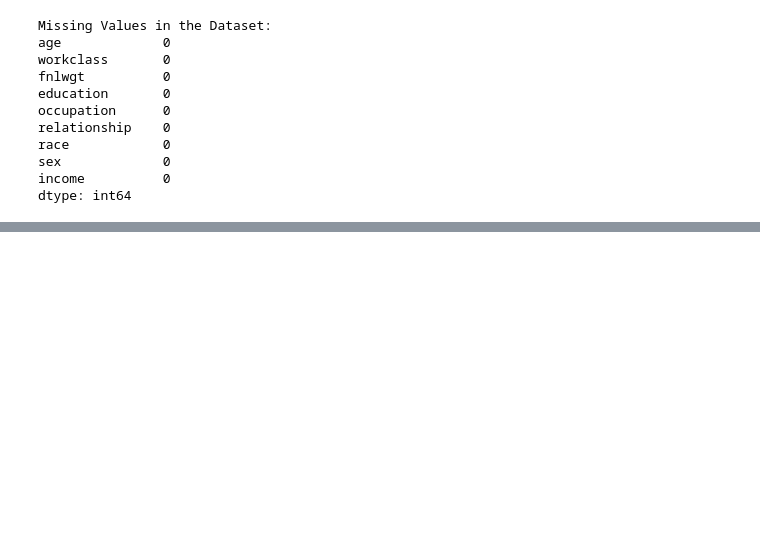
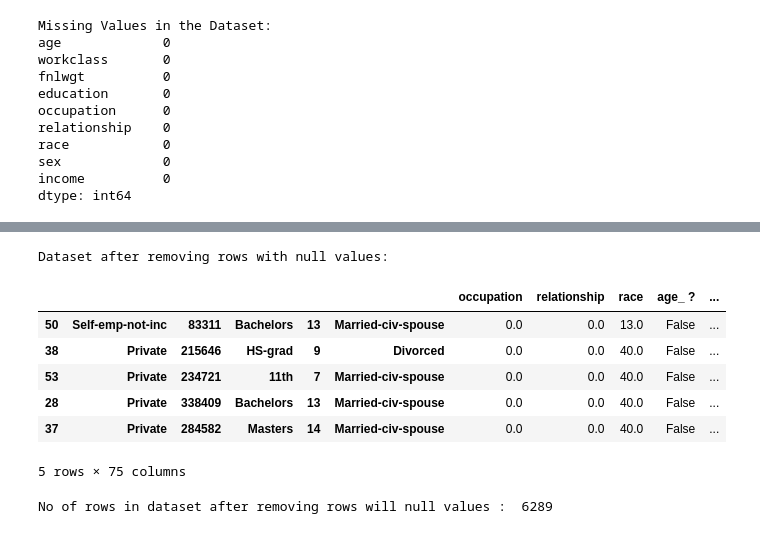
Before and after one commit to nikoyasam/MachineLearningCW, a Jupyter notebook: machine learninng/naive bayes.ipynb, the cells around one changed output, grey strips where cells are left out. Drawn from its saved outputs; the diff is of its cells as text; code cells hidden in the pictures; blank space fills up the shorter version.

Commit message:
removing null rows done

```diff
--- a/machine learninng/naive bayes.ipynb
+++ b/machine learninng/naive bayes.ipynb
@@ -97,0 +185,20 @@ dtype: int64
+# %%
+# Remove rows with null values
+Dframe = Data_set_no_outliers.dropna()
+
+# Check the dataset after removing null values
+print("Dataset after removing rows with null values:")
+(Dframe.head())
+# %% [output]
+Dataset after removing rows with null values:
+|  |  |  |  |  |  | occupation | relationship | race | age_ ? | ... |
+| 50 | Self-emp-not-inc | 83311 | Bachelors | 13 | Married-civ-spouse | 0.0 | 0.0 | 13.0 | False | ... |
+| 38 | Private | 215646 | HS-grad | 9 | Divorced | 0.0 | 0.0 | 40.0 | False | ... |
+| 53 | Private | 234721 | 11th | 7 | Married-civ-spouse | 0.0 | 0.0 | 40.0 | False | ... |
+| 28 | Private | 338409 | Bachelors | 13 | Married-civ-spouse | 0.0 | 0.0 | 40.0 | False | ... |
+| 37 | Private | 284582 | Masters | 14 | Married-civ-spouse | 0.0 | 0.0 | 40.0 | False | ... |
+5 rows × 75 columns
+# %%
+print("No of rows in dataset after removing rows will null values : ", len(Dframe))
+# %% [output]
+No of rows in dataset after removing rows will null values :  6289
```
Also changed, not shown: parts of 7 cells of this notebook.
